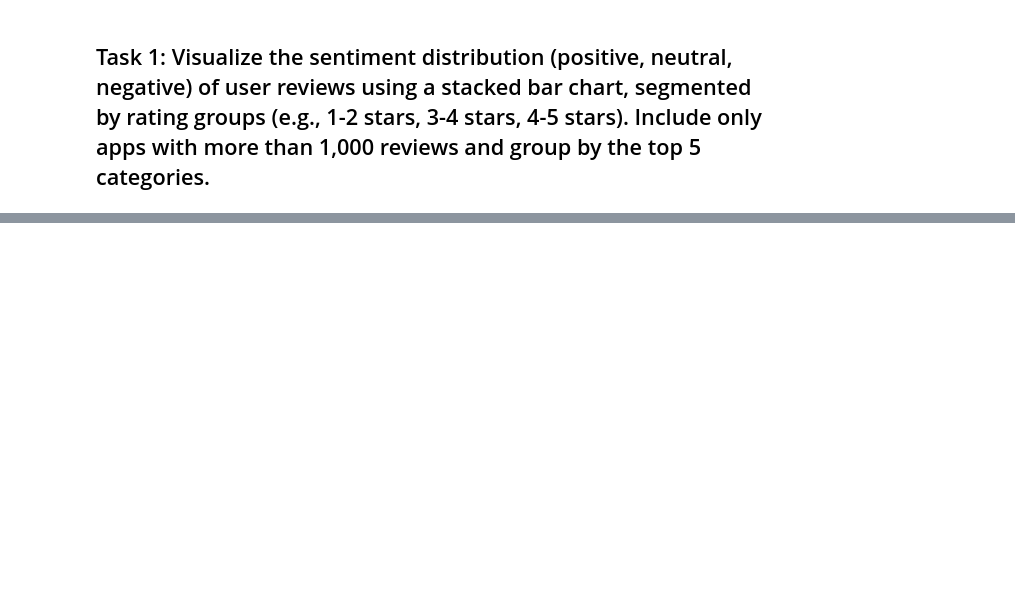
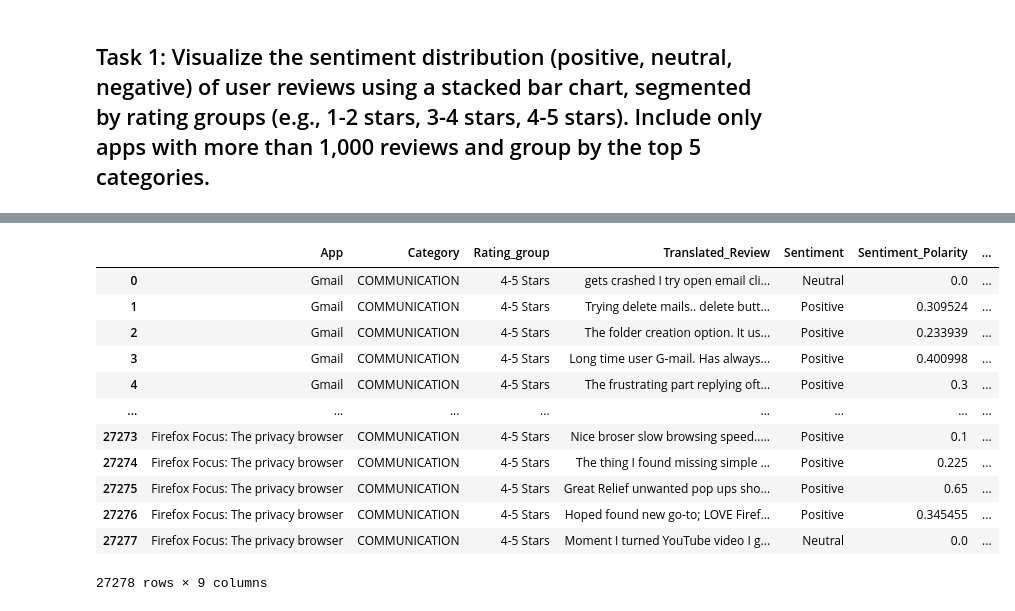
Before and after one commit to TanishqT7/Google-Play-Store-Data-Analytics, a Jupyter notebook: Internship/Internship.ipynb, the cells around one changed output, grey strips where cells are left out. Saved outputs shown, nothing was run; the diff lists cells and outputs as text; code cells hidden in the pictures; blank space fills up the shorter version.

```diff
--- a/Internship/Internship.ipynb
+++ b/Internship/Internship.ipynb
@@ -322,0 +399,18 @@ def rating_group(rating):
+# %%
+# Merge with review data
+filtered_merged = pd.merge(filtered_apps[['App', 'Category', 'Rating_group']], review_df1, on='App', how='inner')
+filtered_merged
+# %% [output]
+|  | App | Category | Rating_group | Translated_Review | Sentiment | Sentiment_Polarity | ... |
+| 0 | Gmail | COMMUNICATION | 4-5 Stars | gets crashed I try open email cli... | Neutral | 0.0 | ... |
+| 1 | Gmail | COMMUNICATION | 4-5 Stars | Trying delete mails.. delete butt... | Positive | 0.309524 | ... |
+| 2 | Gmail | COMMUNICATION | 4-5 Stars | The folder creation option. It us... | Positive | 0.233939 | ... |
+| 3 | Gmail | COMMUNICATION | 4-5 Stars | Long time user G-mail. Has always... | Positive | 0.400998 | ... |
+| 4 | Gmail | COMMUNICATION | 4-5 Stars | The frustrating part replying oft... | Positive | 0.3 | ... |
+| ... | ... | ... | ... | ... | ... | ... | ... |
+| 27273 | Firefox Focus: The privacy browser | COMMUNICATION | 4-5 Stars | Nice broser slow browsing speed..... | Positive | 0.1 | ... |
+| 27274 | Firefox Focus: The privacy browser | COMMUNICATION | 4-5 Stars | The thing I found missing simple ... | Positive | 0.225 | ... |
+| 27275 | Firefox Focus: The privacy browser | COMMUNICATION | 4-5 Stars | Great Relief unwanted pop ups sho... | Positive | 0.65 | ... |
+| 27276 | Firefox Focus: The privacy browser | COMMUNICATION | 4-5 Stars | Hoped found new go-to; LOVE Firef... | Positive | 0.345455 | ... |
+| 27277 | Firefox Focus: The privacy browser | COMMUNICATION | 4-5 Stars | Moment I turned YouTube video I g... | Neutral | 0.0 | ... |
+27278 rows × 9 columns
```
Also changed, not shown: parts of 9 cells of this notebook.
